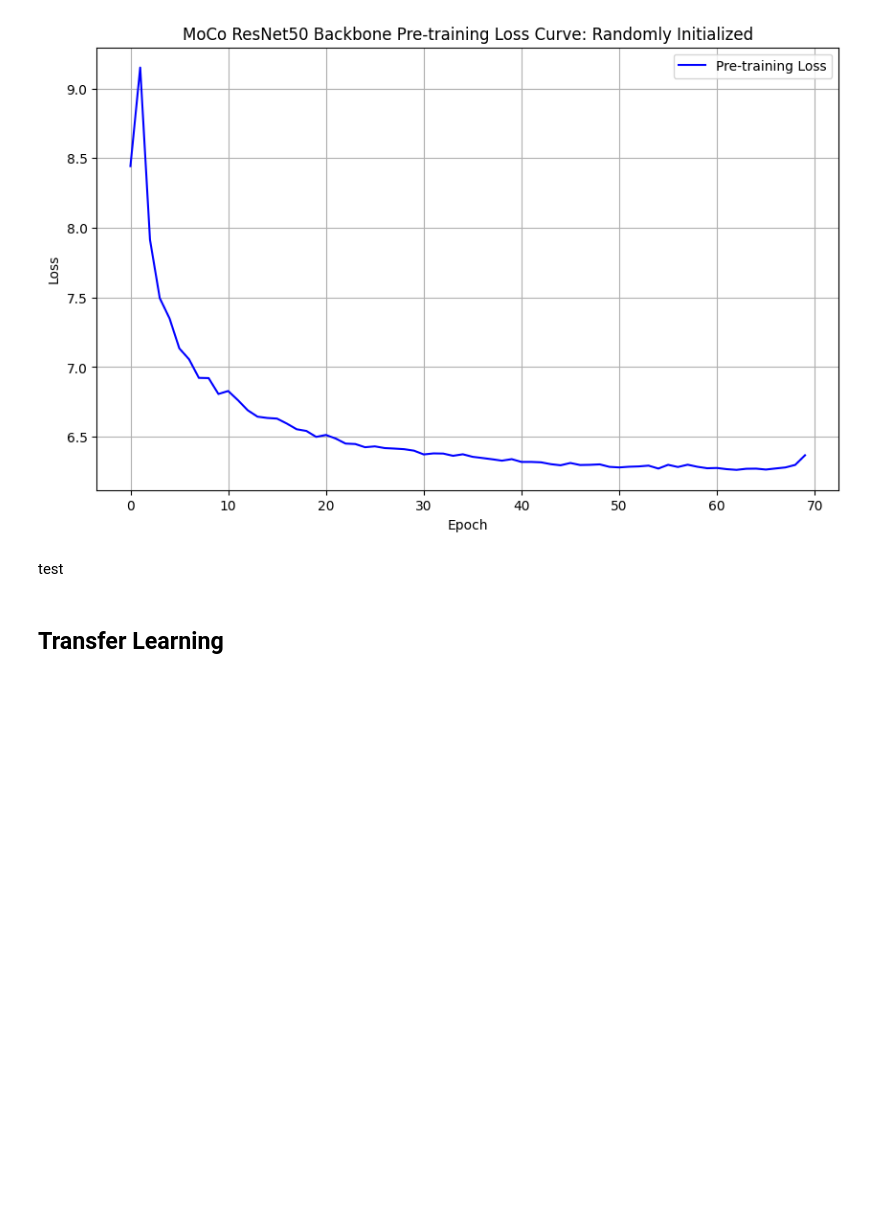
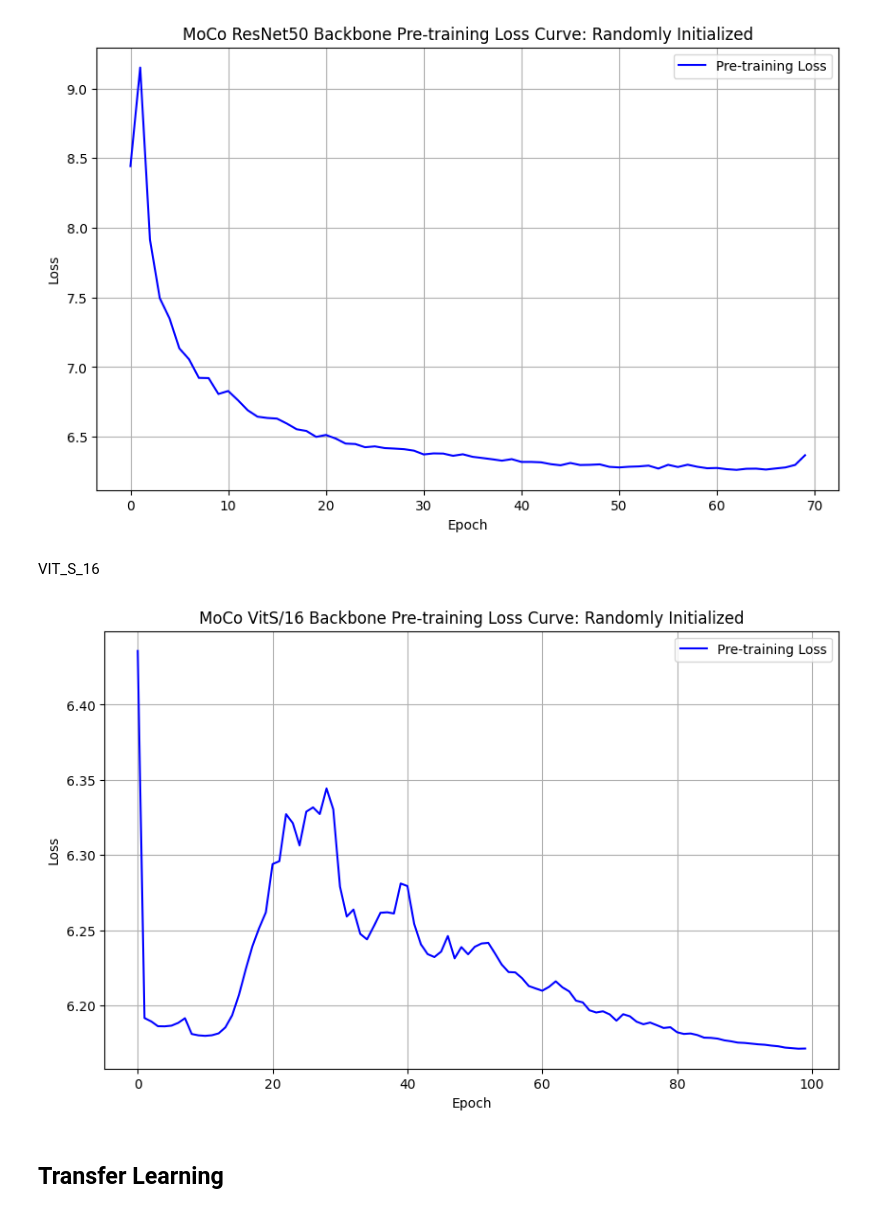
Before and after one commit to zfrongillo12/python_dl_simclr, a Jupyter notebook: Jupyter_notebooks/generate_report_visuals/baseline_training_curves/Visualize_training.ipynb, the cells around one changed output. Saved outputs shown, nothing was run; the diff lists cells and outputs as text; code cells hidden in the pictures; blank space fills up the shorter version.

Commit message:
Add pretraining visual

```diff
--- a/Jupyter_notebooks/generate_report_visuals/baseline_training_curves/Visualize_training.ipynb
+++ b/Jupyter_notebooks/generate_report_visuals/baseline_training_curves/Visualize_training.ipynb
@@ -46,7 +46,12 @@ parse_training_log_type_moco(moco_log_train, 'MoCo ResNet50 Backbone Pre-trainin
 # %% [output]
 [figure]
 # %% [markdown]
-test
+VIT_S_16
+# %%
+moco_log_train = './vit_s_16_pretrain_stats_training.json'
+parse_training_log_type_moco(moco_log_train, 'MoCo VitS/16 Backbone Pre-training Loss Curve: Randomly Initialized')
+# %% [output]
+[figure, added]
 # %% [markdown]
 ## Transfer Learning
 # %%
```
Also changed, not shown: 1 other file.
